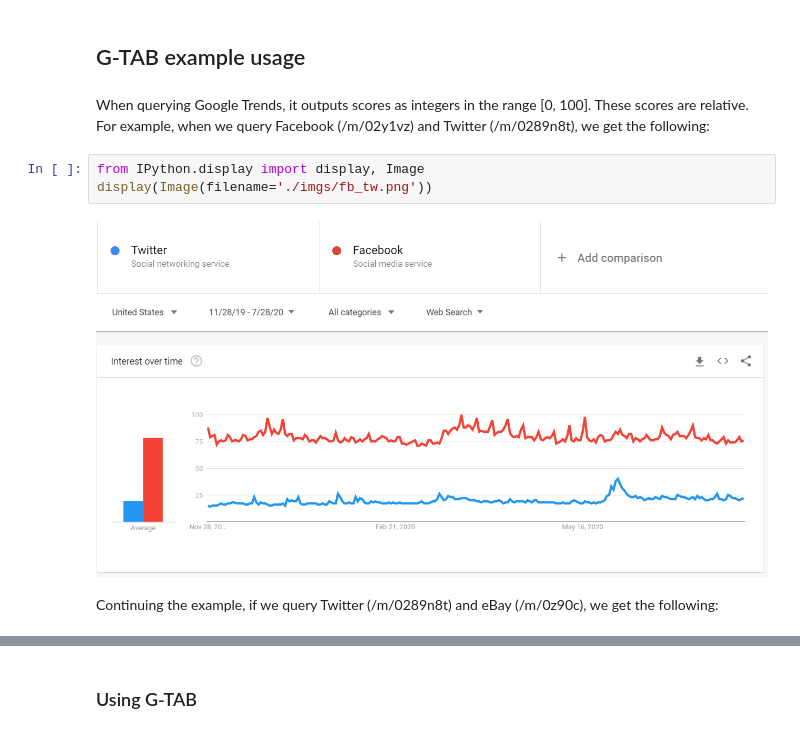
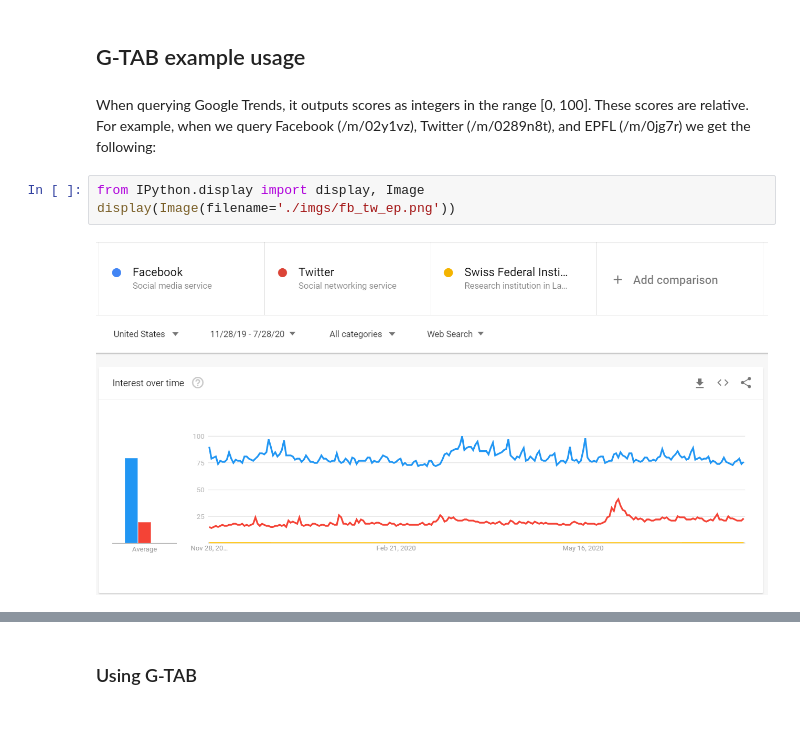
Before and after one commit to epfl-dlab/GoogleTrendsAnchorBank, a Jupyter notebook: example/example.ipynb, the cells around one changed output, grey strips where cells are left out. Cells and saved outputs as stored; diff of their text form.

Commit message:
1. Fixed the google doc comments that needed code modification. 2. Changed example to reflect a wider range.

```diff
--- a/example/example.ipynb
+++ b/example/example.ipynb
@@ -2,11 +2,9 @@
 ## G-TAB example usage
 # %% [markdown]
 When querying Google Trends, it outputs scores as integers in the range [0, 100]. These scores are relative.
-For example, when we query Facebook (/m/02y1vz) and Twitter (/m/0289n8t), we get the following:
+For example, when we query Facebook (/m/02y1vz), Twitter (/m/0289n8t), and EPFL (/m/0jg7r) we get the following:
 # %%
 from IPython.display import display, Image
-display(Image(filename='./imgs/fb_tw.png'))
+display(Image(filename='./imgs/fb_tw_ep.png'))
 # %% [output]
-[figure, old version]
+[figure, new version]
-# %% [markdown]
-Continuing the example, if we query Twitter (/m/0289n8t) and eBay (/m/0z90c), we get the following:
```
Also changed, not shown: parts of 17 cells of this notebook, 8 other files.
